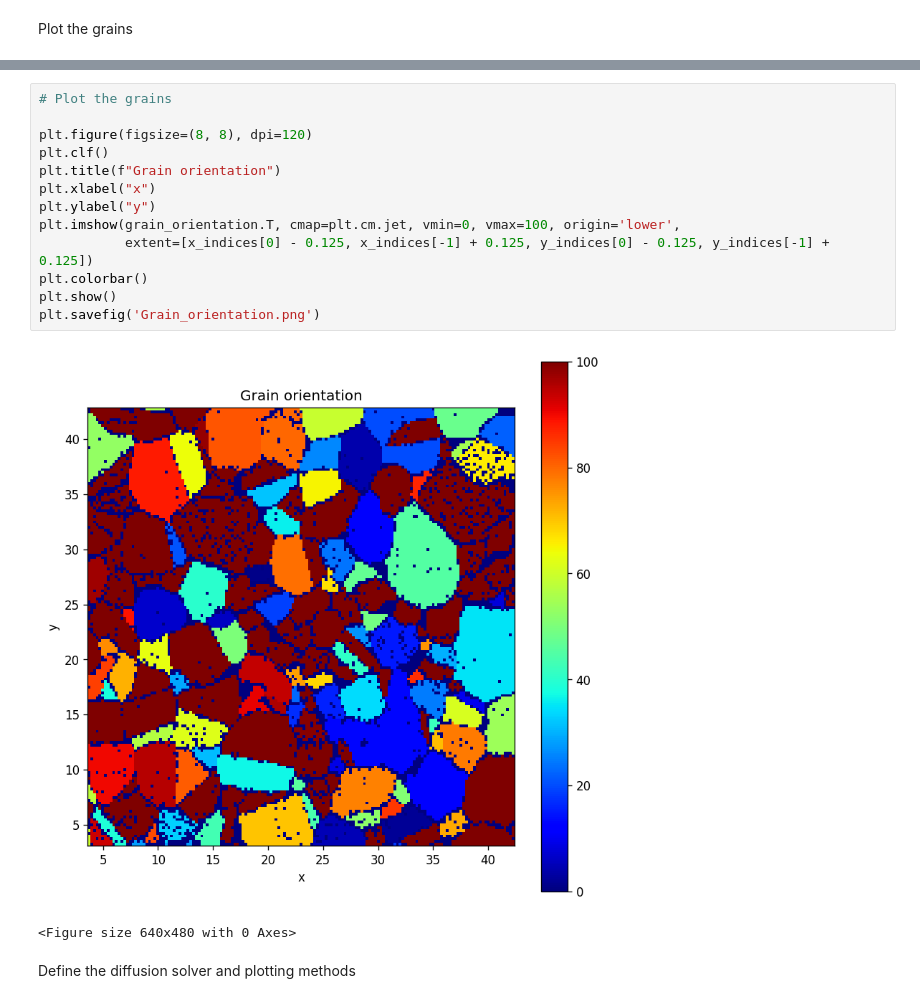
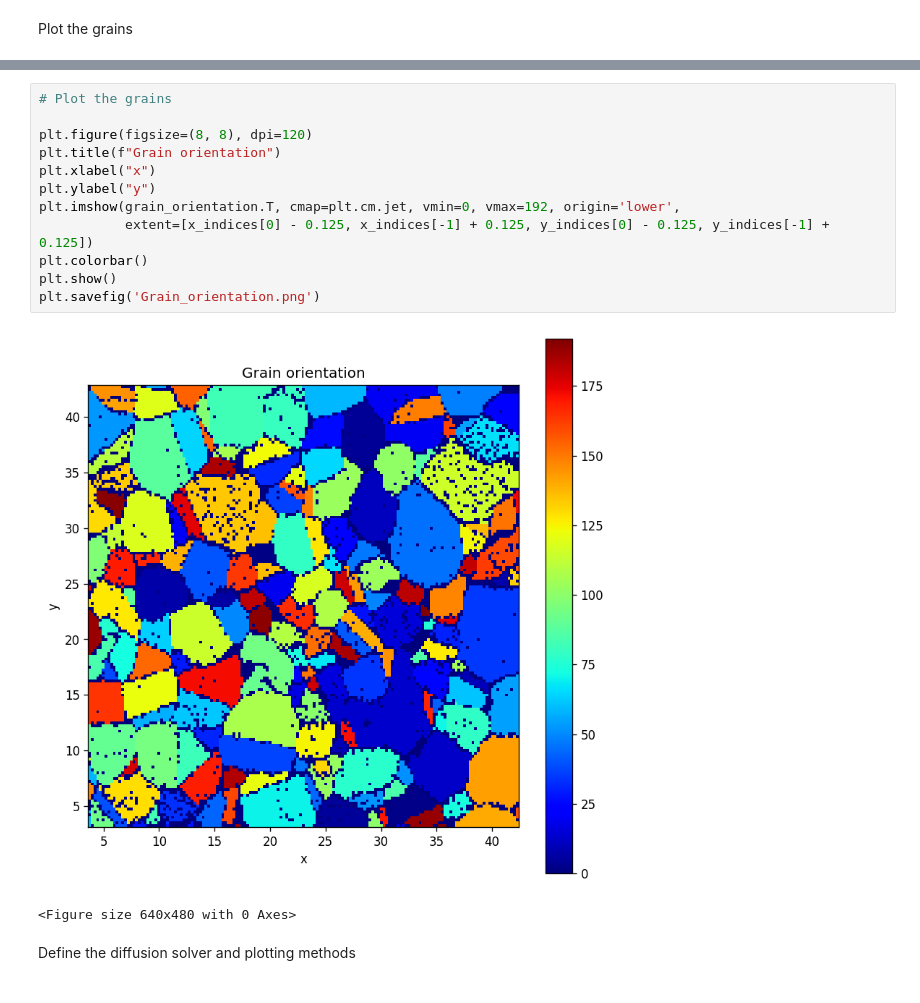
Before and after one commit to Libro9/Tomography, a Jupyter notebook: H_diffusion/diffusion_solver.ipynb, the cells around one changed output, grey strips where cells are left out. Cells and saved outputs as stored; diff of their text form.

Commit message:
fixed grain map

```diff
--- a/H_diffusion/diffusion_solver.ipynb
+++ b/H_diffusion/diffusion_solver.ipynb
@@ -51,18 +79,17 @@ Plot the grains
 # %%
 # Plot the grains
 
 plt.figure(figsize=(8, 8), dpi=120)
-plt.clf()
 plt.title(f"Grain orientation")
 plt.xlabel("x")
 plt.ylabel("y")
-plt.imshow(grain_orientation.T, cmap=plt.cm.jet, vmin=0, vmax=100, origin='lower',
+plt.imshow(grain_orientation.T, cmap=plt.cm.jet, vmin=0, vmax=192, origin='lower',
            extent=[x_indices[0] - 0.125, x_indices[-1] + 0.125, y_indices[0] - 0.125, y_indices[-1] + 0.125])
 plt.colorbar()
 plt.show()
 plt.savefig('Grain_orientation.png')
 # %% [output]
-[figure, old version]
+[figure, new version]
 <Figure size 640x480 with 0 Axes>
 # %% [markdown]
 Define the diffusion solver and plotting methods
```
Also changed, not shown: parts of 6 cells of this notebook.
